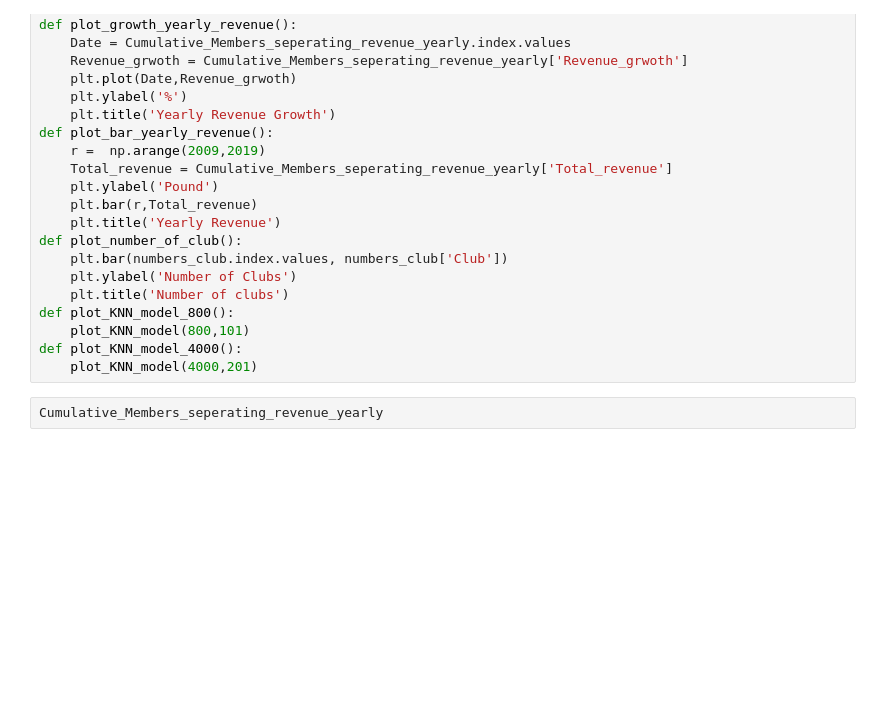
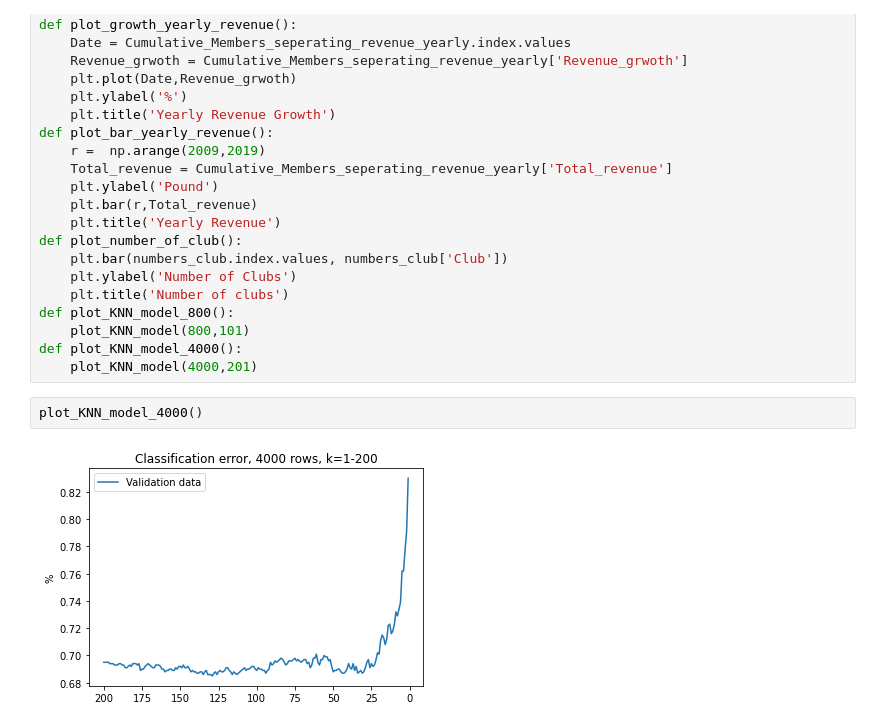
Before and after one commit to Lanottez/IC_BA_2020_BIA_A3, a Jupyter notebook: Appendix-base_file.ipynb, the cells around one changed output. Cells and saved outputs as stored; diff of their text form; blank space fills up the shorter version.

```diff
--- a/Appendix-base_file.ipynb
+++ b/Appendix-base_file.ipynb
@@ -197,5 +211,7 @@ def plot_KNN_model_800():
     plot_KNN_model(800,101)
 def plot_KNN_model_4000():
     plot_KNN_model(4000,201)
-# %%
-Cumulative_Members_seperating_revenue_yearly
+# %%
+plot_KNN_model_4000()
+# %% [output]
+[figure, added]
```
Also changed, not shown: parts of 1 cell of this notebook.
